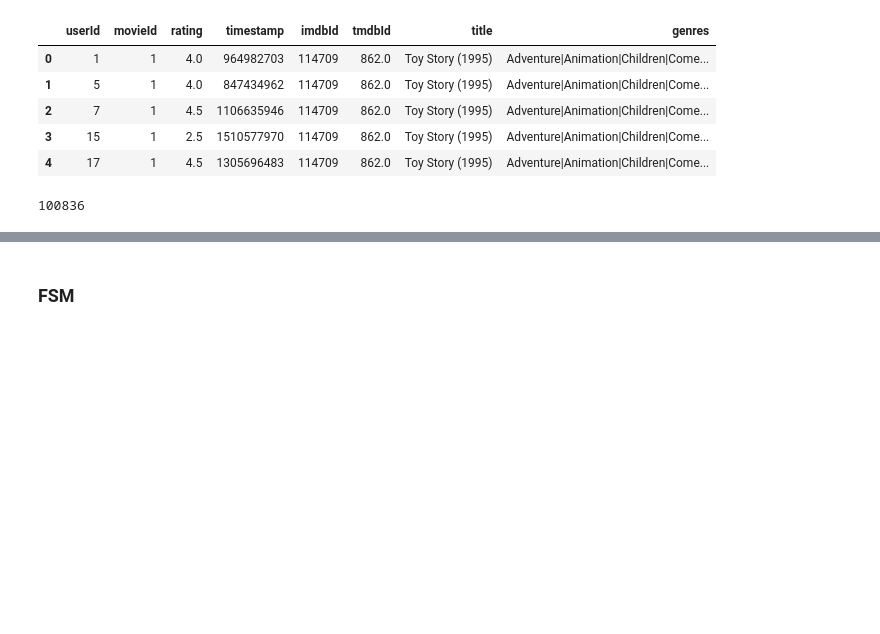
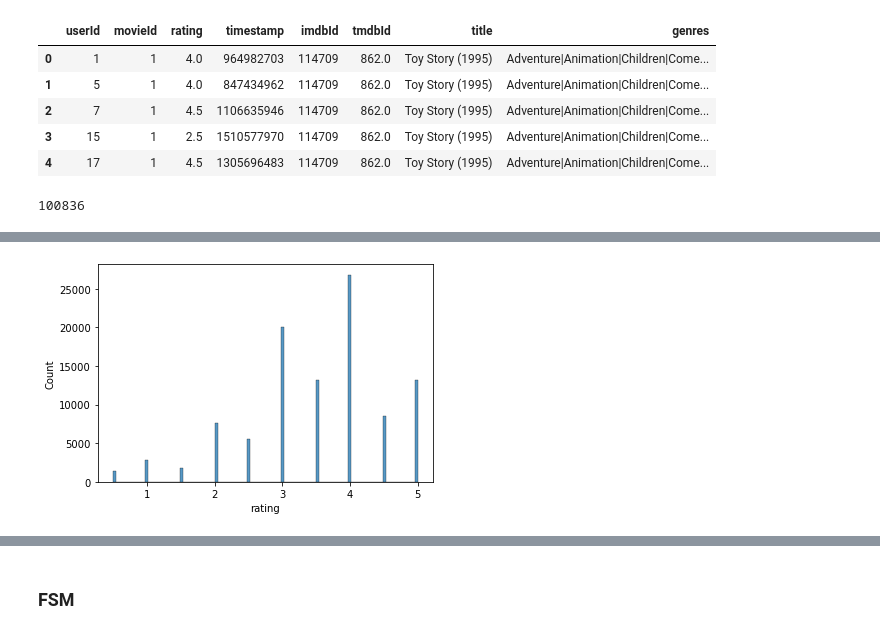
Before and after one commit to SinShady/Movie-Recommender, a Jupyter notebook: notebooks/exploratory/Will_indexs/wills_eda_small.ipynb, the cells around one changed output, grey strips where cells are left out. Saved outputs shown, nothing was run; the diff lists cells and outputs as text; code cells hidden in the pictures; blank space fills up the shorter version.

```diff
--- a/notebooks/exploratory/Will_indexs/wills_eda_small.ipynb
+++ b/notebooks/exploratory/Will_indexs/wills_eda_small.ipynb
@@ -97,0 +82,4 @@ movie_ratings.head()
+# %%
+sns.histplot(movie_ratings["rating"]);
+# %% [output]
+[figure, added]
```
Also changed, not shown: parts of 28 cells of this notebook.
